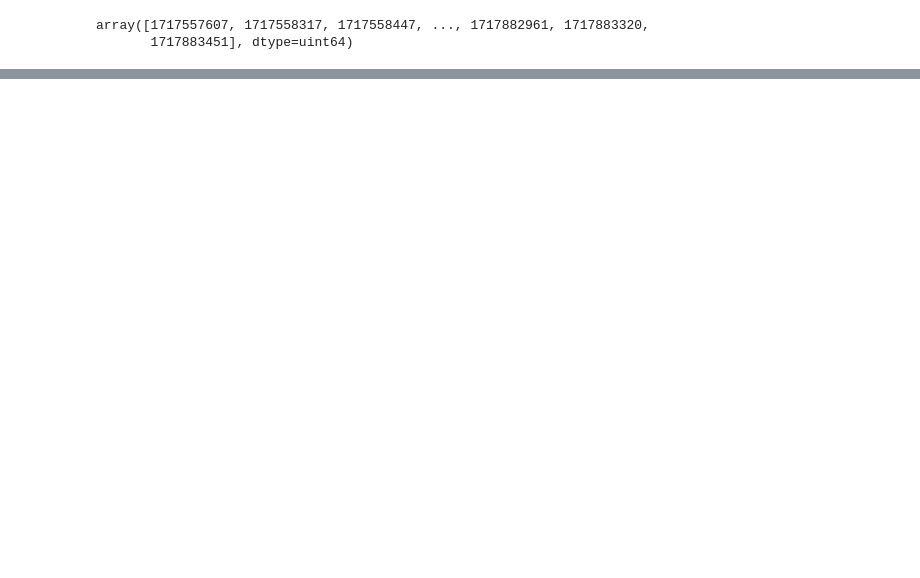
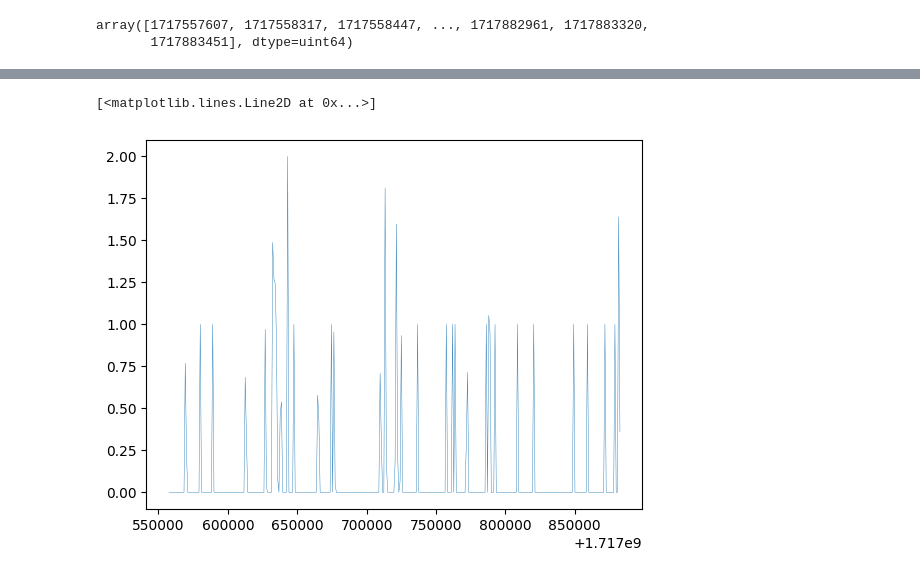
Before and after one commit to tomviolin/rtl433, a Jupyter notebook: Untitled.ipynb, the cells around one changed output, grey strips where cells are left out. Cells and saved outputs as stored; diff of their text form; code cells hidden in the pictures; blank space fills up the shorter version.

```diff
--- a/Untitled.ipynb
+++ b/Untitled.ipynb
@@ -14,0 +83,7 @@ array([1717557607, 1717558317, 1717558447, ..., 1717882961, 1717883320,
+# %%
+cdiff = np.diff(regy)
+# %%
+plt.plot(regdates[:-1],cdiff)
+# %% [output]
+[<matplotlib.lines.Line2D at 0x...>]
+[figure, added]
```
Also changed, not shown: parts of 11 cells of this notebook, 2 other files.
